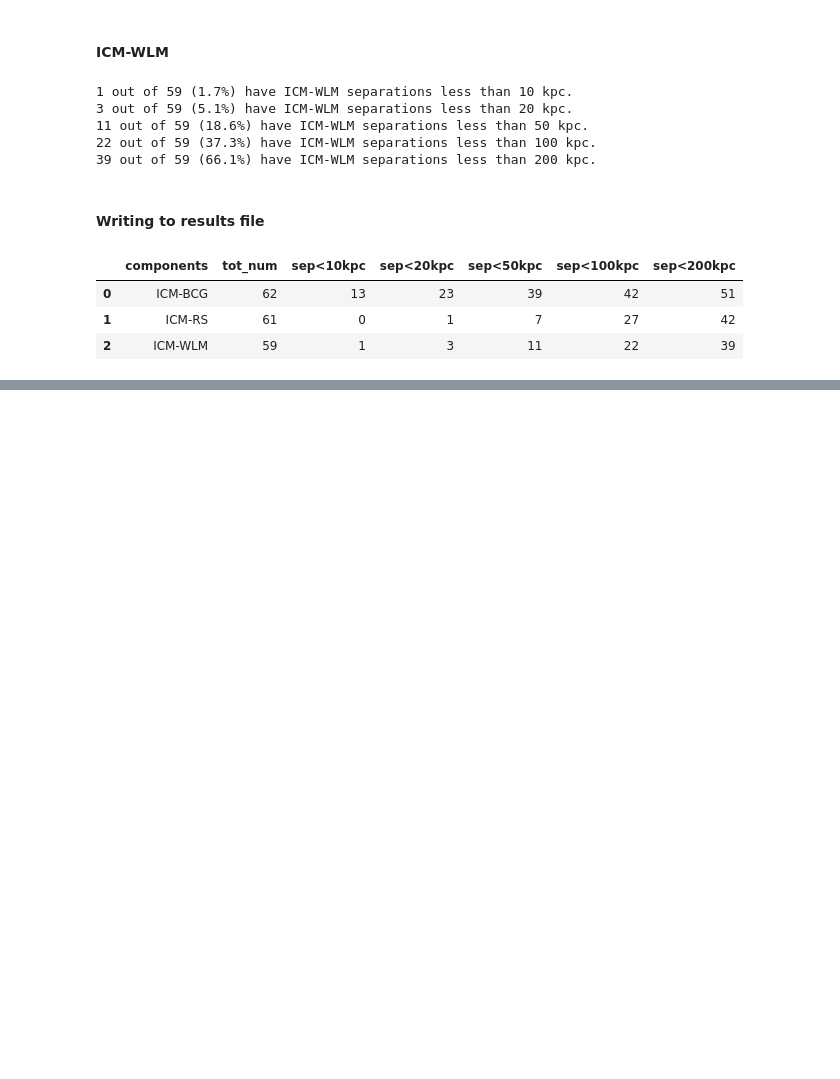
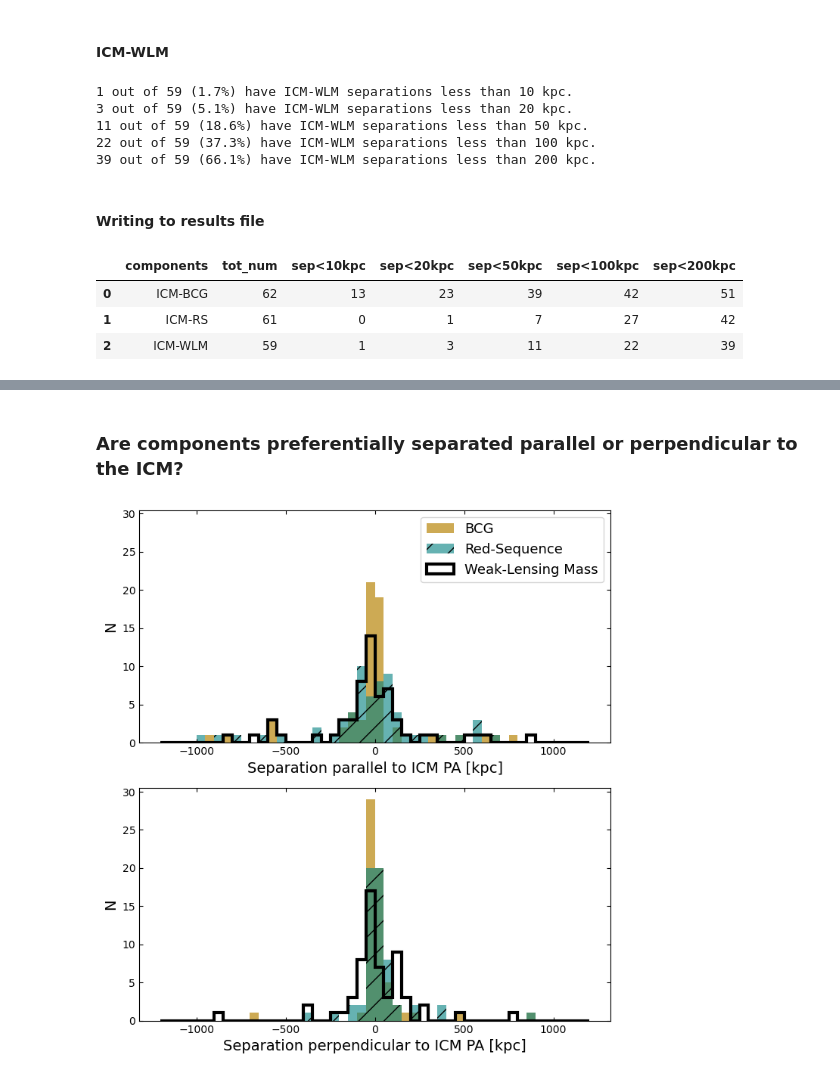
Before and after one commit to LoVoCCS/X-LoVoCCS-Analyses, a Jupyter notebook: notebooks/positions_and_morphology/compare_xray_bcg_redseq_mass_centroid.ipynb, the cells around one changed output, grey strips where cells are left out. Cells and saved outputs as stored; diff of their text form; code cells hidden in the pictures; blank space fills up the shorter version.

Commit message:
Finished off the separations notebook for now

```diff
--- a/notebooks/positions_and_morphology/compare_xray_bcg_redseq_mass_centroid.ipynb
+++ b/notebooks/positions_and_morphology/compare_xray_bcg_redseq_mass_centroid.ipynb
@@ -416,0 +420,3 @@ frac_sep_within_summ
+# %%
+# Reading out the position angle of the ICM
+icm_pa = xlovoccs_samp['position_angle'].values
@@ -416,0 +427,8 @@ frac_sep_within_summ
+# %%
+ra_dec_delta_icm_bcg = bcg_cent - icm_cent
+ra_dec_delta_icm_red_seq = red_seq_cent - icm_cent
+ra_dec_delta_icm_wlm = wlm_cent - icm_cent
+
+prop_ra_dec_delta_icm_bcg = ang_to_rad(ra_dec_delta_icm_bcg, xlovoccs_samp['MCXC_Redshift'].values[..., None], lovoccs_cosmo)
+prop_ra_dec_delta_icm_red_seq = ang_to_rad(ra_dec_delta_icm_red_seq, xlovoccs_samp['MCXC_Redshift'].values[..., None], lovoccs_cosmo)
+prop_ra_dec_delta_icm_wlm = ang_to_rad(ra_dec_delta_icm_wlm, xlovoccs_samp['MCXC_Redshift'].values[..., None], lovoccs_cosmo)
@@ -416,0 +485,53 @@ frac_sep_within_summ
+# %% [markdown]
+### Are components preferentially separated parallel or perpendicular to the ICM?
+# %%
+# Configures the histogram
+step_size = 50
+bins = np.arange(-1200, 1200+step_size, step_size)
+
+# Makes the matplotlib figure
+fig, ax_arr = plt.subplots(ncols=1, nrows=2, figsize=(7, 7.5), sharey=True)
+
+ax_arr[0].minorticks_off()
+ax_arr[0].tick_params(which='both', direction='in', top=True, right=True)
+ax_arr[1].minorticks_off()
+ax_arr[1].tick_params(which='both', direction='in', top=True, right=True)
+
+plt.sca(ax_arr[0])
+
+dens_hist = False
+
+# BCG separation
+plt.hist(rot_ra_dec_delta_icm_bcg[:, 0].value, bins=bins, alpha=0.7, histtype='stepfilled', color="darkgoldenrod",
+         linewidth=3, label="BCG", density=dens_hist)
+# RS separation
+plt.hist(rot_ra_dec_delta_icm_red_seq[:, 0].value, bins=bins, alpha=0.6, histtype='stepfilled', color="teal",
+         linewidth=3, label="Red-Sequence", hatch='/', density=dens_hist)
+# Mass dist. separation
+plt.hist(rot_ra_dec_delta_icm_wlm[:, 0].value, bins=bins, alpha=1, histtype='step', color="black",
+         linewidth=3, label="Weak-Lensing Mass", density=dens_hist)
+
+plt.ylabel('N', fontsize=14)
+plt.xlabel(r'Separation parallel to ICM PA [kpc]', fontsize=14)
+plt.legend(loc='best', fontsize=13)
+
+plt.sca(ax_arr[1])
+
+# BCG separation
+plt.hist(rot_ra_dec_delta_icm_bcg[:, 1].value, bins=bins, alpha=0.7, histtype='stepfilled', color="darkgoldenrod",
+         linewidth=3, label="BCG", density=dens_hist)
+# RS separation
+plt.hist(rot_ra_dec_delta_icm_red_seq[:, 1].value, bins=bins, alpha=0.6, histtype='stepfilled', color="teal",
+         linewidth=3, label="Red-Sequence", hatch='/', density=dens_hist)
+# Mass dist. separation
+plt.hist(rot_ra_dec_delta_icm_wlm[:, 1].value, bins=bins, alpha=1, histtype='step', color="black",
+         linewidth=3, label="Weak-Lensing Mass", density=dens_hist)
+
+plt.ylabel('N', fontsize=14)
+plt.xlabel(r'Separation perpendicular to ICM PA [kpc]', fontsize=14)
+
+plt.tight_layout()
+# plt.savefig(sep_fig_path + )
+plt.show()
+# %% [output]
+[figure, added]
```
Also changed, not shown: parts of 22 cells of this notebook.
